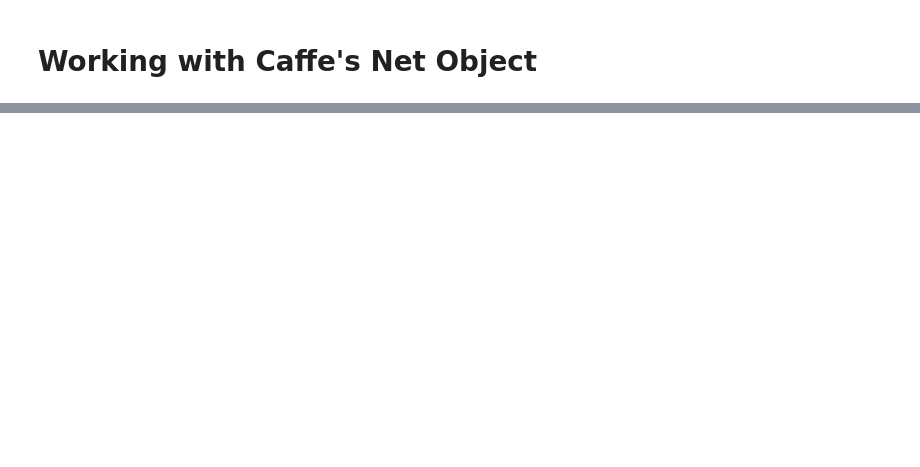
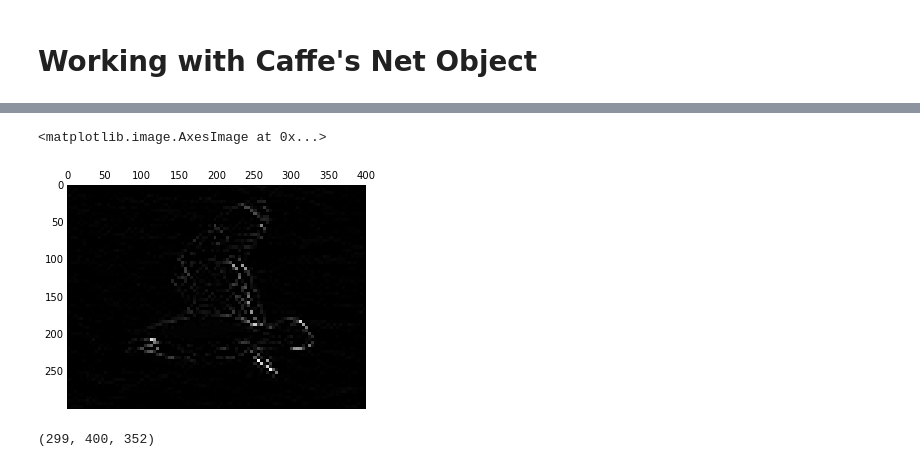
Before and after one commit to yassersouri/fast-bird-part-localization, a Jupyter notebook: experiments.ipynb, the cells around one changed output, grey strips where cells are left out. Drawn from its saved outputs; the diff is of its cells as text; code cells hidden in the pictures; blank space fills up the shorter version.

```diff
--- a/experiments.ipynb
+++ b/experiments.ipynb
@@ -41,5 +42,5 @@ samples size:  39
 # %% [markdown]
 # Working with Caffe's Net Object
 # %%
-dh = cnn_utils.DeepHelper()
+dh = cnn_utils.DeepHelper(net_layers=['conv1', 'conv2'], interpolation=cv2.INTER_NEAREST)
 # %%
@@ -47,7 +47,0 @@ img = caffe.io.load_image('/home/ipl/installs/caffe/examples/images/cat.jpg')
-# %%
-new_size = [1, 3, img.shape[0], img.shape[1]]
-dh.transformer.inputs['data'] = new_size
-img_pp = dh.transformer.preprocess('data', img)
-dh.net.blobs['data'].reshape(*new_size)
-
-dh.net.blobs['data'].data[...] = img_pp
@@ -82,0 +63,9 @@ vis_square(feat, padval=0.5)
+# %%
+plt.matshow(dh.feats['conv1'][:, :, 0])
+# %% [output]
+<matplotlib.image.AxesImage at 0x...>
+[figure, added]
+# %%
+dh.ffeats.shape
+# %% [output]
+(299, 400, 352)
```
Also changed, not shown: parts of 11 cells of this notebook.
